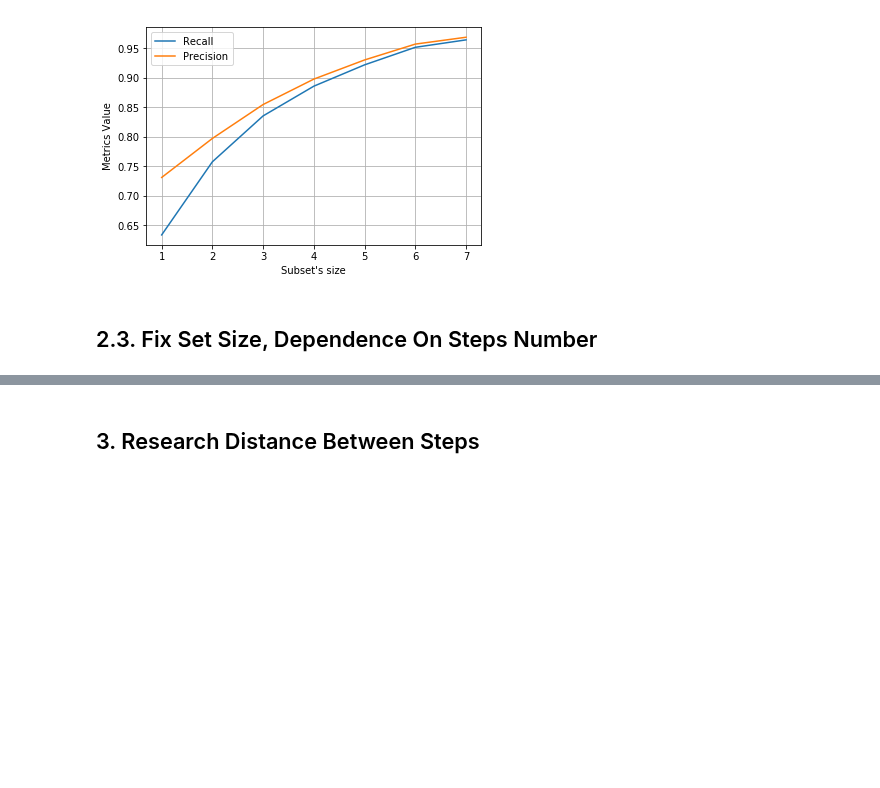
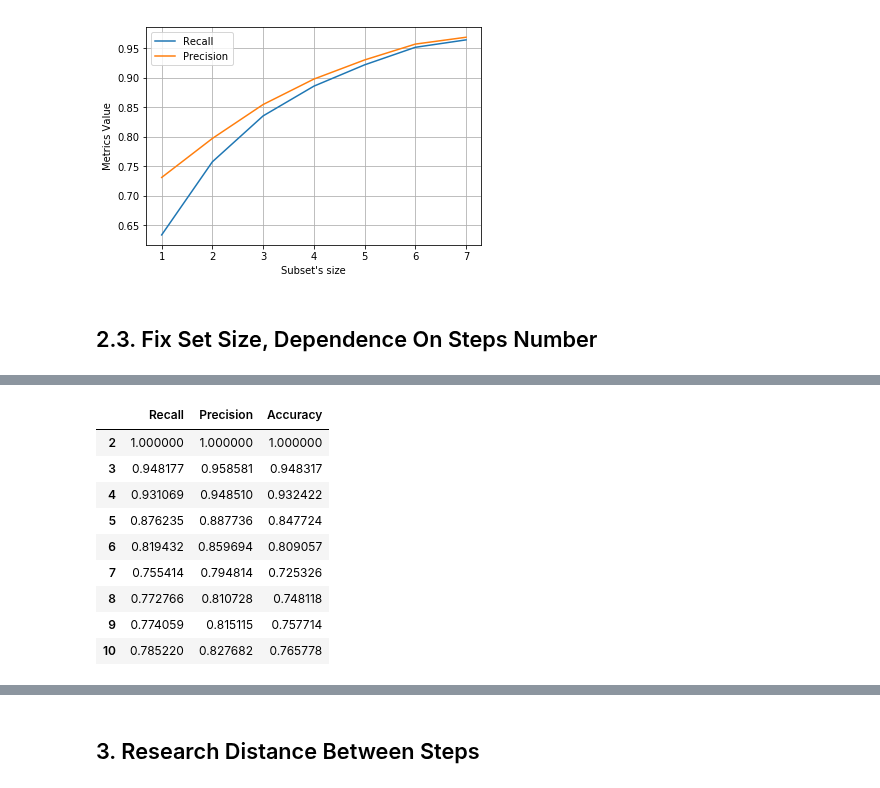
Before and after one commit to ASEDOS999/SearchScript, a Jupyter notebook: SemanticAnalysis/Experiments/ScriptsSteps/Steps.ipynb, the cells around one changed output, grey strips where cells are left out. Cells and saved outputs as stored; diff of their text form; code cells hidden in the pictures; blank space fills up the shorter version.

```diff
--- a/SemanticAnalysis/Experiments/ScriptsSteps/Steps.ipynb
+++ b/SemanticAnalysis/Experiments/ScriptsSteps/Steps.ipynb
@@ -335,0 +399,17 @@ Text(0, 0.5, 'Metrics Value')
+# %%
+import pandas as pd
+Q = np.array(res)
+pd.DataFrame(Q,
+             columns = ['Recall', 'Precision', 'Accuracy'],
+             index = [i for i in range(2, 11)])
+# %% [output]
+|  | Recall | Precision | Accuracy |
+| 2 | 1.000000 | 1.000000 | 1.000000 |
+| 3 | 0.948177 | 0.958581 | 0.948317 |
+| 4 | 0.931069 | 0.948510 | 0.932422 |
+| 5 | 0.876235 | 0.887736 | 0.847724 |
+| 6 | 0.819432 | 0.859694 | 0.809057 |
+| 7 | 0.755414 | 0.794814 | 0.725326 |
+| 8 | 0.772766 | 0.810728 | 0.748118 |
+| 9 | 0.774059 | 0.815115 | 0.757714 |
+| 10 | 0.785220 | 0.827682 | 0.765778 |
```
Also changed, not shown: parts of 11 cells of this notebook.
